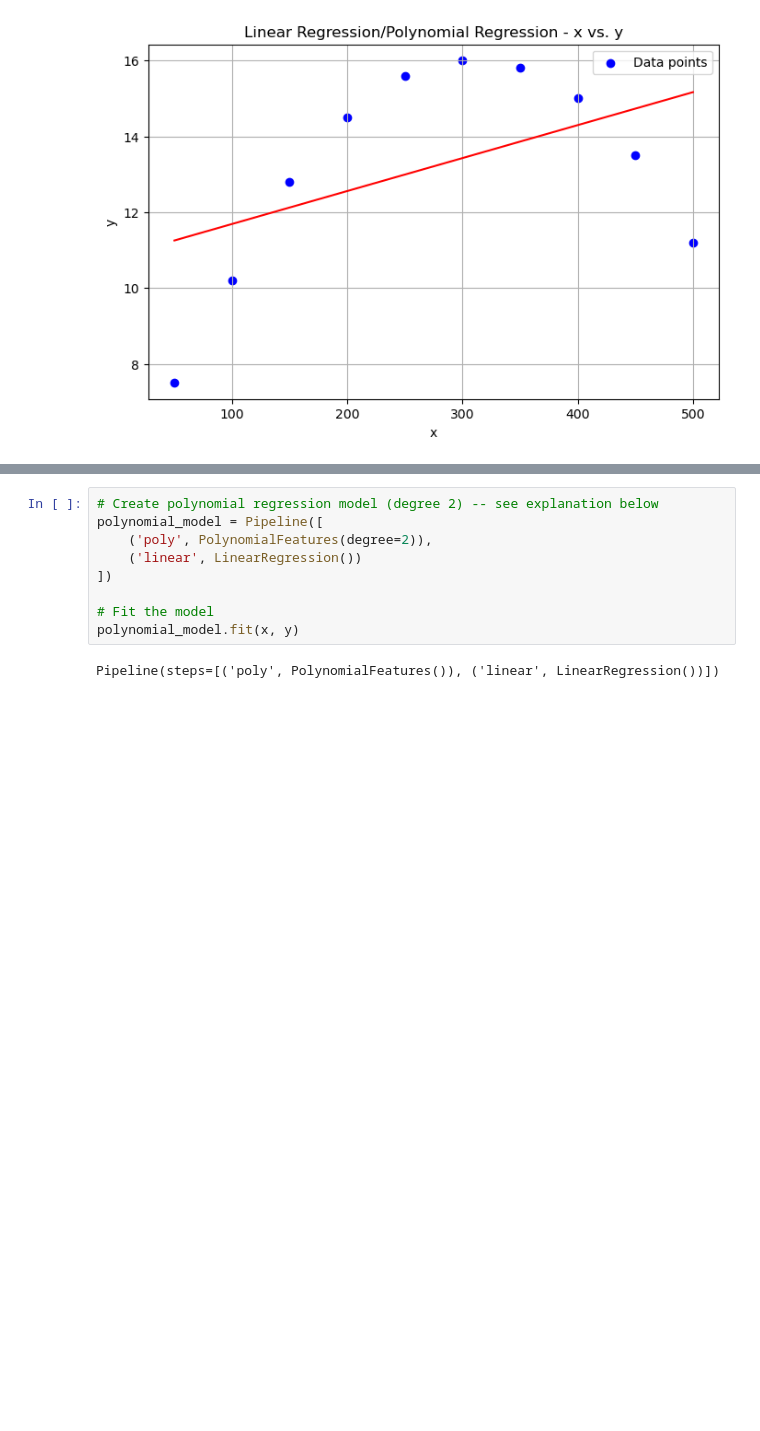
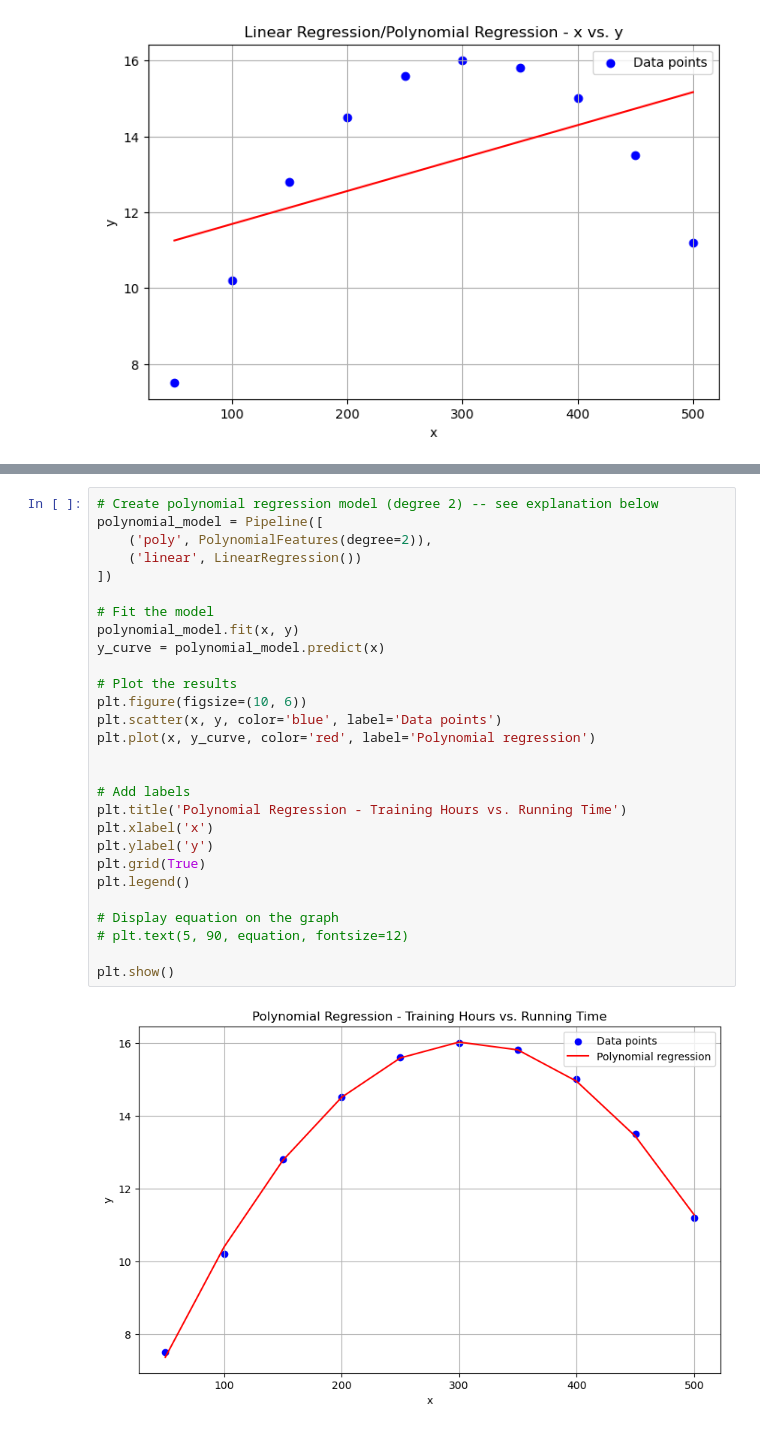
Before and after one commit to ShaniStaretz-ai/polynomial-regression-Lec4-13-Aug-25, a Jupyter notebook: lec4.ipynb, the cells around one changed output, grey strips where cells are left out. Cells and saved outputs as stored; diff of their text form; blank space fills up the shorter version.

Commit message:
added polynomial_model

```diff
--- a/lec4.ipynb
+++ b/lec4.ipynb
@@ -71,11 +66,30 @@ RMSE: 2.355
 # %%
 # Create polynomial regression model (degree 2) -- see explanation below
 polynomial_model = Pipeline([
     ('poly', PolynomialFeatures(degree=2)),
     ('linear', LinearRegression())
 ])
 
 # Fit the model
 polynomial_model.fit(x, y)
+y_curve = polynomial_model.predict(x)
+
+# Plot the results
+plt.figure(figsize=(10, 6))
+plt.scatter(x, y, color='blue', label='Data points')
+plt.plot(x, y_curve, color='red', label='Polynomial regression')
+
+
+# Add labels
+plt.title('Polynomial Regression - Training Hours vs. Running Time')
+plt.xlabel('x')
+plt.ylabel('y')
+plt.grid(True)
+plt.legend()
+
+# Display equation on the graph
+# plt.text(5, 90, equation, fontsize=12)
+
+plt.show()
 # %% [output]
-Pipeline(steps=[('poly', PolynomialFeatures()), ('linear', LinearRegression())])
+[figure, added]
```
Also changed, not shown: parts of 2 cells of this notebook.
